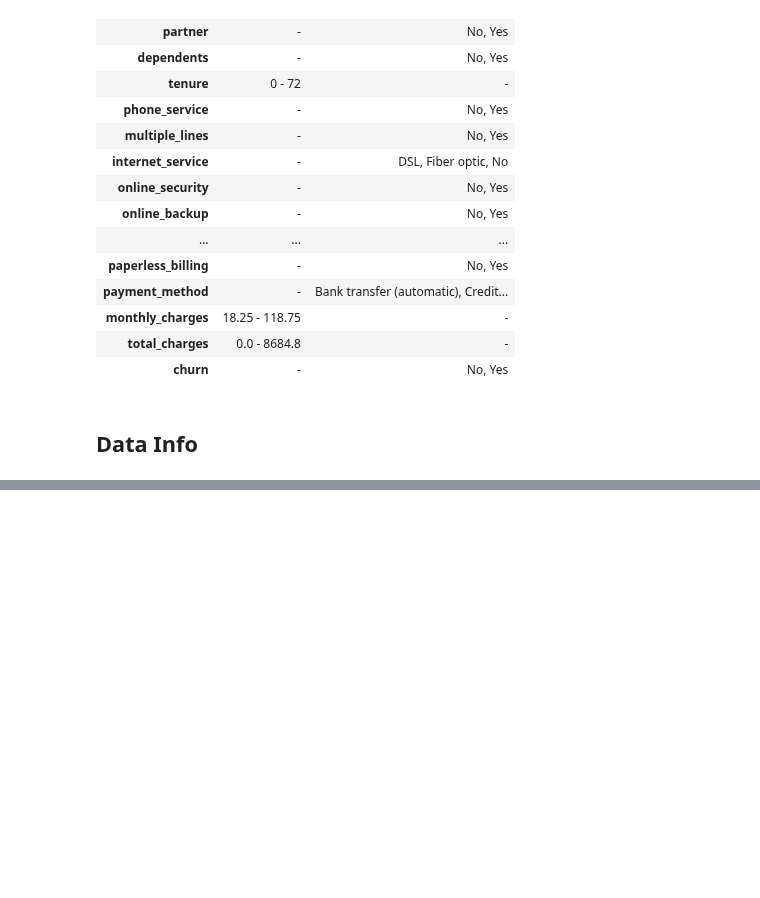
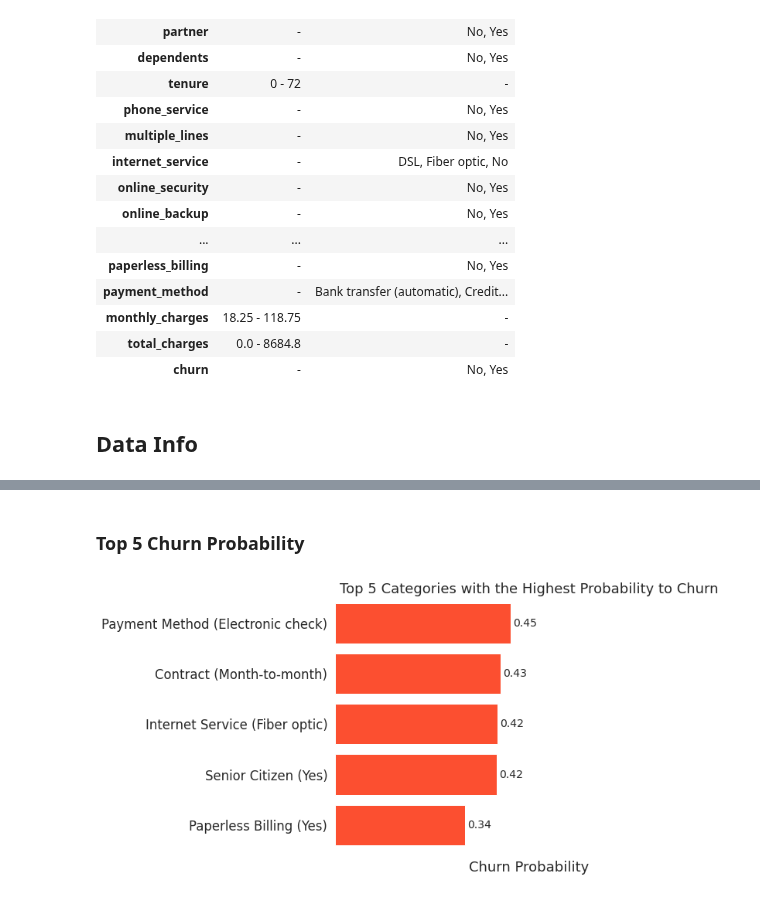
Before and after one commit to adhang/data-science-digital-skola, a Jupyter notebook: 99. Final Project/Telco_Customer_Churn_Prediction_(Portfolio).ipynb, the cells around one changed output, grey strips where cells are left out. Saved outputs shown, nothing was run; the diff lists cells and outputs as text; code cells hidden in the pictures; blank space fills up the shorter version.

Commit message:
Add churn probability viz

```diff
--- a/99. Final Project/Telco_Customer_Churn_Prediction_(Portfolio).ipynb
+++ b/99. Final Project/Telco_Customer_Churn_Prediction_(Portfolio).ipynb
@@ -508,0 +525,26 @@ data_info
+# %%
+data_viz = data.copy()
+data_viz.loc[:,'churn'] = data_viz.loc[:, 'churn'].apply(lambda x: 'churn' if x == 'Yes' else 'retain')
+# %%
+columns = data_viz['churn']
+
+attr_crosstab = pd.DataFrame()
+
+for col in column_categorical:
+  # create crosstab for each attribute
+  index = data_viz[col]
+  ct = pd.crosstab(index=index, columns=columns, normalize='index', colnames=[None]).reset_index()
+
+  # add prefix to each category
+  # format: column name (category)
+  col_titleize = inflection.titleize(col)
+  ct[col] = ct[col].apply(lambda x: f'{col_titleize} ({x})')
+
+  # rename the column
+  ct.rename(columns={col:'attribute'}, inplace=True)
+
+  # create a single dataframe
+  attr_crosstab = pd.concat([attr_crosstab, ct])
+
+attr_crosstab = attr_crosstab.sort_values('churn', ascending=False).reset_index(drop=True)
+attr_crosstab.style.background_gradient()
@@ -508,0 +569,20 @@ data_info
+# %% [markdown]
+### Top 5 Churn Probability
+# %%
+fig, ax = plt.subplots(figsize=(8,6))
+
+sns.barplot(data=attr_crosstab.iloc[:5], x='churn', y='attribute', ax=ax, palette=['#FC4F30'], saturation=1)
+
+ax.bar_label(ax.containers[0], padding=3, fmt='%.2f', fontsize=14, fontweight='medium')
+ax.grid(False, axis='y')
+ax.set_title('Top 5 Categories with the Highest Probability to Churn')
+
+ax.set_xlim(0, 1)
+ax.set_ylabel('')
+ax.set_xlabel('Churn Probability')
+
+ax.set_xticklabels([])
+sns.despine(left=True, bottom=True)
+plt.show()
+# %% [output]
+[figure, added]
```
Also changed, not shown: parts of 10 cells of this notebook.
